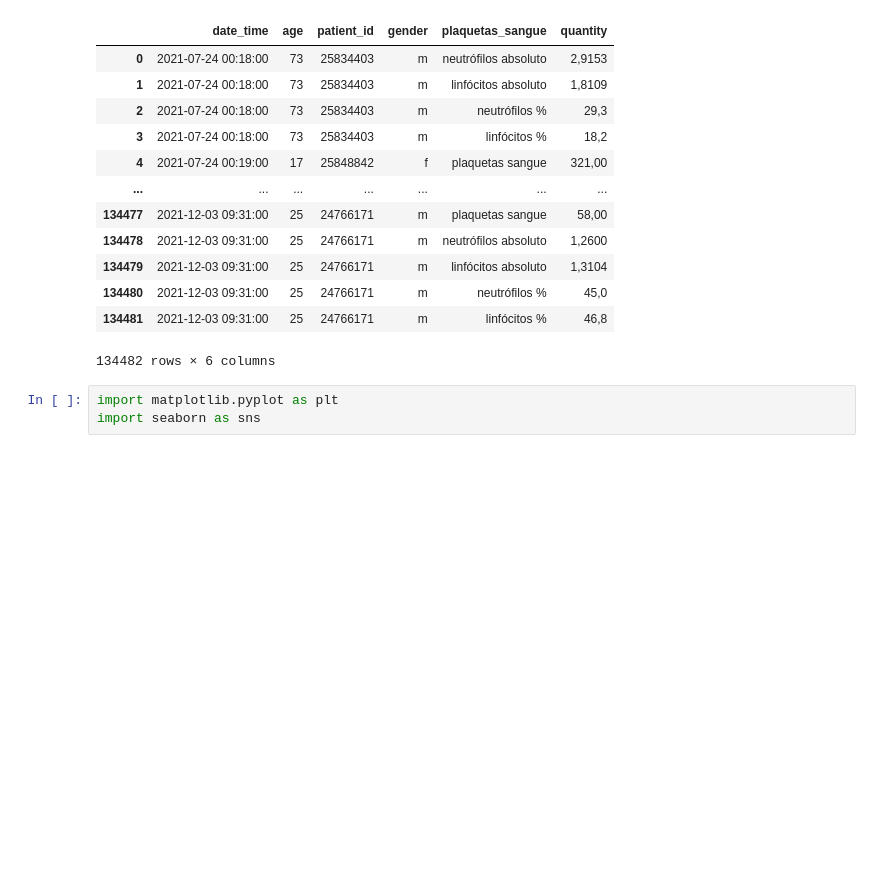
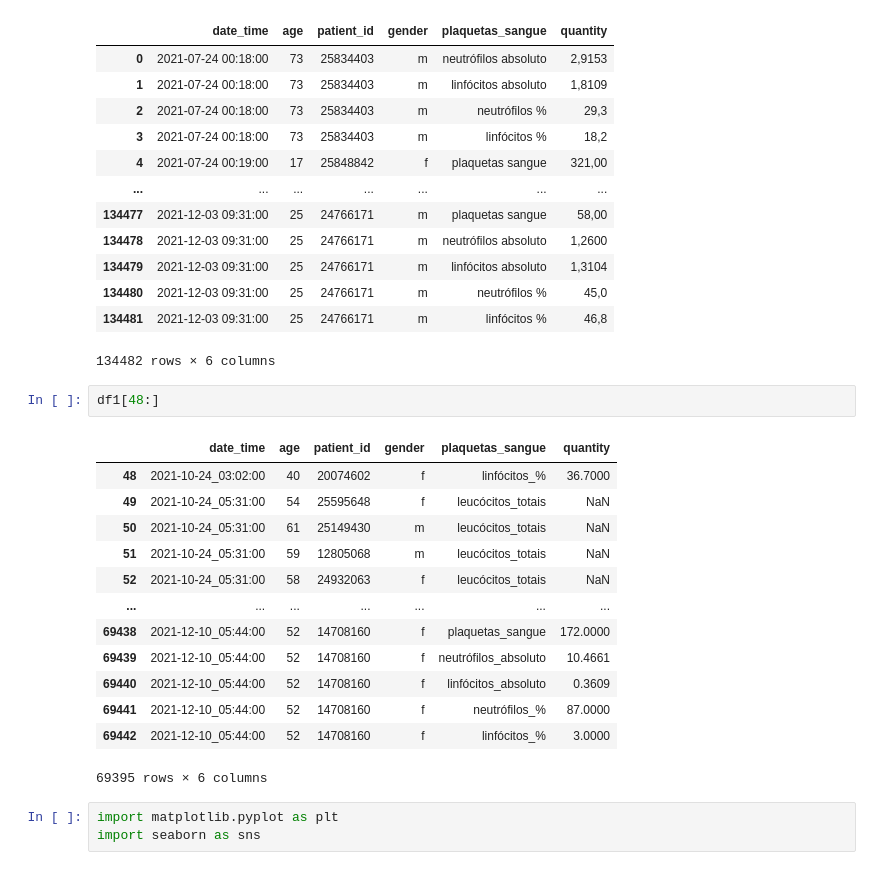
Before and after one commit to GabrielmAlves/health-care-data-synthesis, a Jupyter notebook: health-care-data-synthesis.ipynb, the cells around one changed output. Drawn from its saved outputs; the diff is of its cells as text; blank space fills up the shorter version.

```diff
--- a/health-care-data-synthesis.ipynb
+++ b/health-care-data-synthesis.ipynb
@@ -277,6 +277,22 @@ df3
 | 134480 | 2021-12-03 09:31:00 | 25 | 24766171 | m | neutrófilos % | 45,0 |
 | 134481 | 2021-12-03 09:31:00 | 25 | 24766171 | m | linfócitos % | 46,8 |
 134482 rows × 6 columns
+# %%
+df1[48:]
+# %% [output]
+|  | date_time | age | patient_id | gender | plaquetas_sangue | quantity |
+| 48 | 2021-10-24_03:02:00 | 40 | 20074602 | f | linfócitos_% | 36.7000 |
+| 49 | 2021-10-24_05:31:00 | 54 | 25595648 | f | leucócitos_totais | NaN |
+| 50 | 2021-10-24_05:31:00 | 61 | 25149430 | m | leucócitos_totais | NaN |
+| 51 | 2021-10-24_05:31:00 | 59 | 12805068 | m | leucócitos_totais | NaN |
+| 52 | 2021-10-24_05:31:00 | 58 | 24932063 | f | leucócitos_totais | NaN |
+| ... | ... | ... | ... | ... | ... | ... |
+| 69438 | 2021-12-10_05:44:00 | 52 | 14708160 | f | plaquetas_sangue | 172.0000 |
+| 69439 | 2021-12-10_05:44:00 | 52 | 14708160 | f | neutrófilos_absoluto | 10.4661 |
+| 69440 | 2021-12-10_05:44:00 | 52 | 14708160 | f | linfócitos_absoluto | 0.3609 |
+| 69441 | 2021-12-10_05:44:00 | 52 | 14708160 | f | neutrófilos_% | 87.0000 |
+| 69442 | 2021-12-10_05:44:00 | 52 | 14708160 | f | linfócitos_% | 3.0000 |
+69395 rows × 6 columns
 # %%
 import matplotlib.pyplot as plt
 import seaborn as sns
```
Also changed, not shown: parts of 29 cells of this notebook.
